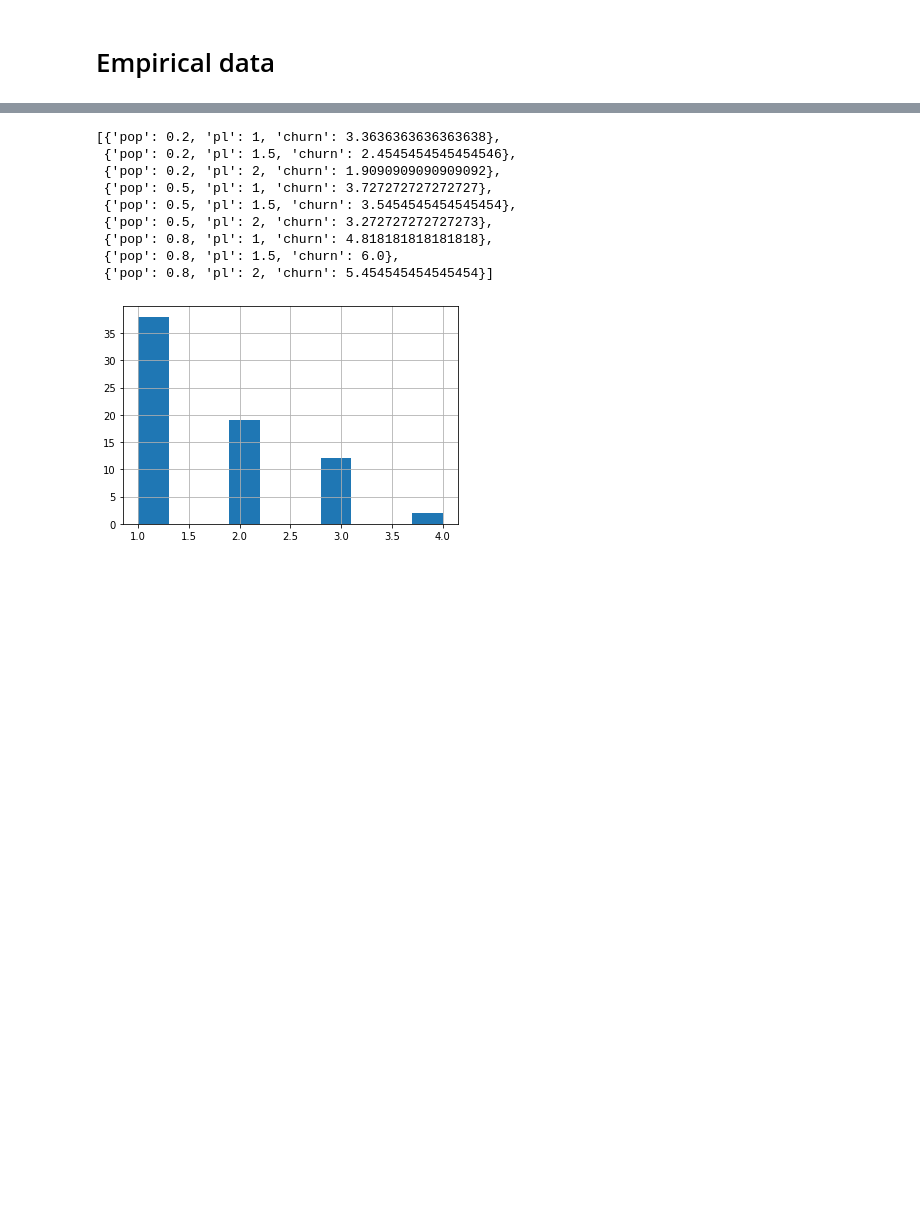
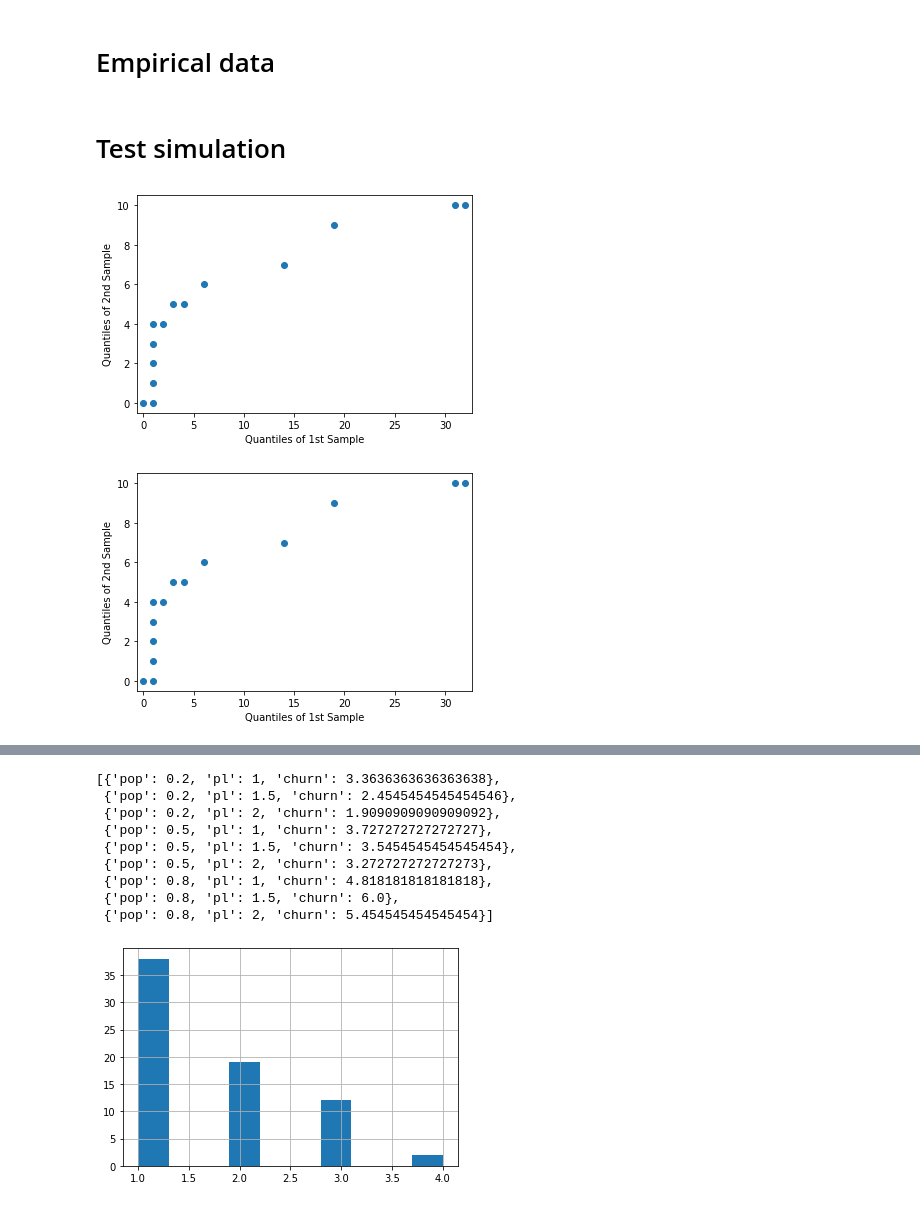
Before and after one commit to NHagar/Research-netflix, a Jupyter notebook: run_simulation.ipynb, the cells around one changed output, grey strips where cells are left out. Drawn from its saved outputs; the diff is of its cells as text; code cells hidden in the pictures; blank space fills up the shorter version.

Commit message:
qq plot comparison for time spent, churn

```diff
--- a/run_simulation.ipynb
+++ b/run_simulation.ipynb
@@ -11,7 +11,24 @@ df.week = pd.to_datetime(df.week)
 df.loc[:, 'item_title'] = df.apply(lambda x: x.season_title if type(x.season_title)!=float else x.show_title, axis=1)
 empirical = df[(df.country_name=="United States") & (df.category=="TV")]
 empirical = empirical.drop(columns=['country_iso2', 'category', 'show_title', 'season_title'])
+n_weeks = empirical.week.nunique()
+n_items = empirical.item_title.nunique()
 # %%
 time_empirical = evaluation.time_on_list(empirical, "item_title", "week")
 churn_empirical = evaluation.churn(empirical, "item_title", "week")
 transitions_empirical = evaluation.movement_prob(empirical, "item_title", "week", "weekly_rank")
+# %% [markdown]
+# Test simulation
+# %%
+sim = simulation.Simulation(n_items, 100_000, n_weeks, 0.2, 1)
+sim.init_simulation()
+sim.run_simulation()
+# %%
+time_sim = evaluation.time_on_list(sim.top_ten, "movie", "iteration")
+churn_sim = evaluation.churn(sim.top_ten, "movie", "iteration")
+transitions_sim = evaluation.movement_prob(sim.top_ten, "movie", "iteration", "rank")
+# %%
+evaluation.compare_distributions(time_empirical, time_sim)
+# %% [output]
+[figure, added]
+[figure, added]
```
Also changed, not shown: parts of 2 cells of this notebook, 1 other file.
